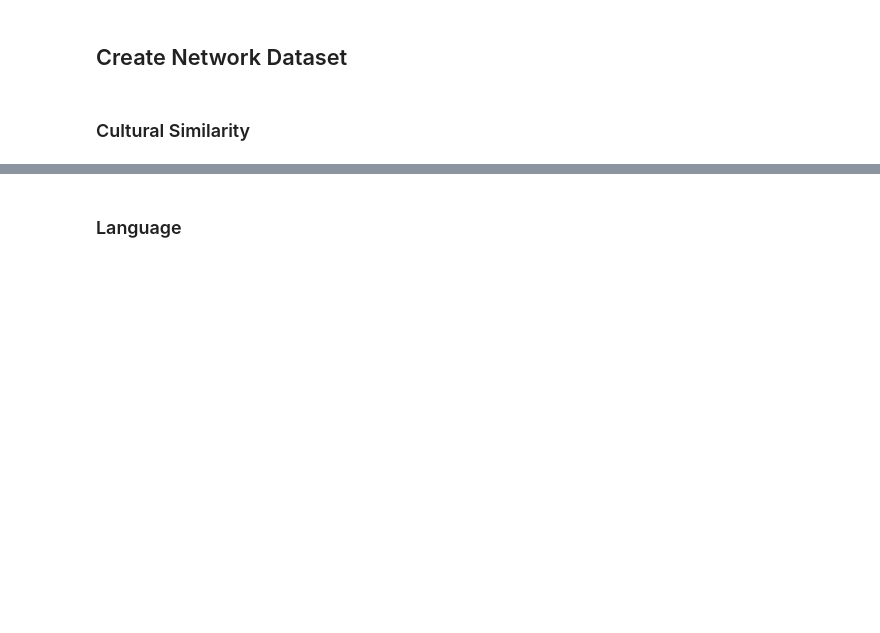
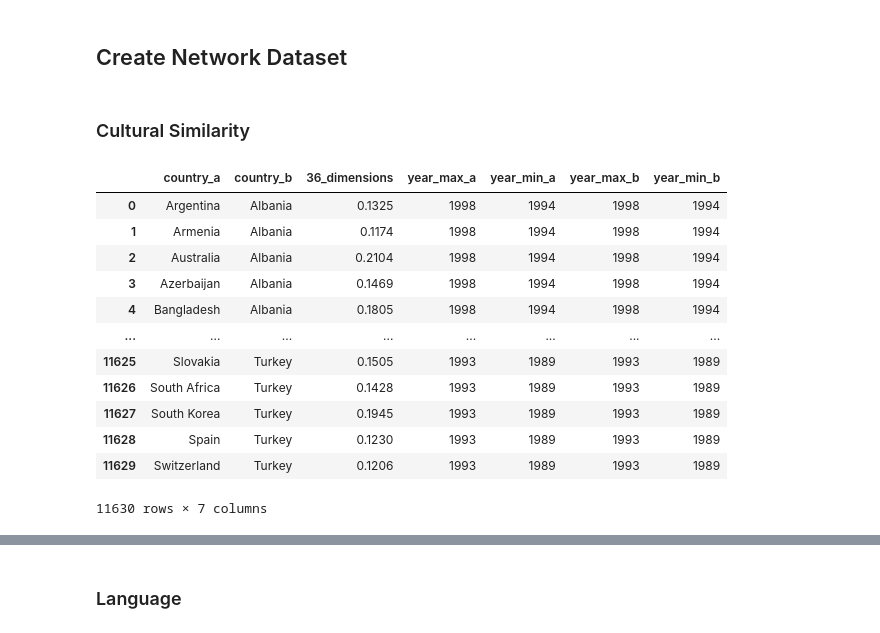
Before and after one commit to samrauh/dlss-project, a Jupyter notebook: data_collection/culture/culture_network.ipynb, the cells around one changed output, grey strips where cells are left out. Drawn from its saved outputs; the diff is of its cells as text; code cells hidden in the pictures; blank space fills up the shorter version.

```diff
--- a/data_collection/culture/culture_network.ipynb
+++ b/data_collection/culture/culture_network.ipynb
@@ -68,6 +68,22 @@ for key in list(data_frames.keys()):
         df_edge_list_year_combined = pd.concat([df_edge_list_year_combined, df_edge_list_final], ignore_index=True)
 
     edge_lists.append(df_edge_list_year_combined)
+# %%
+edge_lists[0]
+# %% [output]
+|  | country_a | country_b | 36_dimensions | year_max_a | year_min_a | year_max_b | year_min_b |
+| 0 | Argentina | Albania | 0.1325 | 1998 | 1994 | 1998 | 1994 |
+| 1 | Armenia | Albania | 0.1174 | 1998 | 1994 | 1998 | 1994 |
+| 2 | Australia | Albania | 0.2104 | 1998 | 1994 | 1998 | 1994 |
+| 3 | Azerbaijan | Albania | 0.1469 | 1998 | 1994 | 1998 | 1994 |
+| 4 | Bangladesh | Albania | 0.1805 | 1998 | 1994 | 1998 | 1994 |
+| ... | ... | ... | ... | ... | ... | ... | ... |
+| 11625 | Slovakia | Turkey | 0.1505 | 1993 | 1989 | 1993 | 1989 |
+| 11626 | South Africa | Turkey | 0.1428 | 1993 | 1989 | 1993 | 1989 |
+| 11627 | South Korea | Turkey | 0.1945 | 1993 | 1989 | 1993 | 1989 |
+| 11628 | Spain | Turkey | 0.1230 | 1993 | 1989 | 1993 | 1989 |
+| 11629 | Switzerland | Turkey | 0.1206 | 1993 | 1989 | 1993 | 1989 |
+11630 rows × 7 columns
 # %%
 df = edge_lists[0]
 
```
Also changed, not shown: parts of 4 cells of this notebook, 2 other files.
